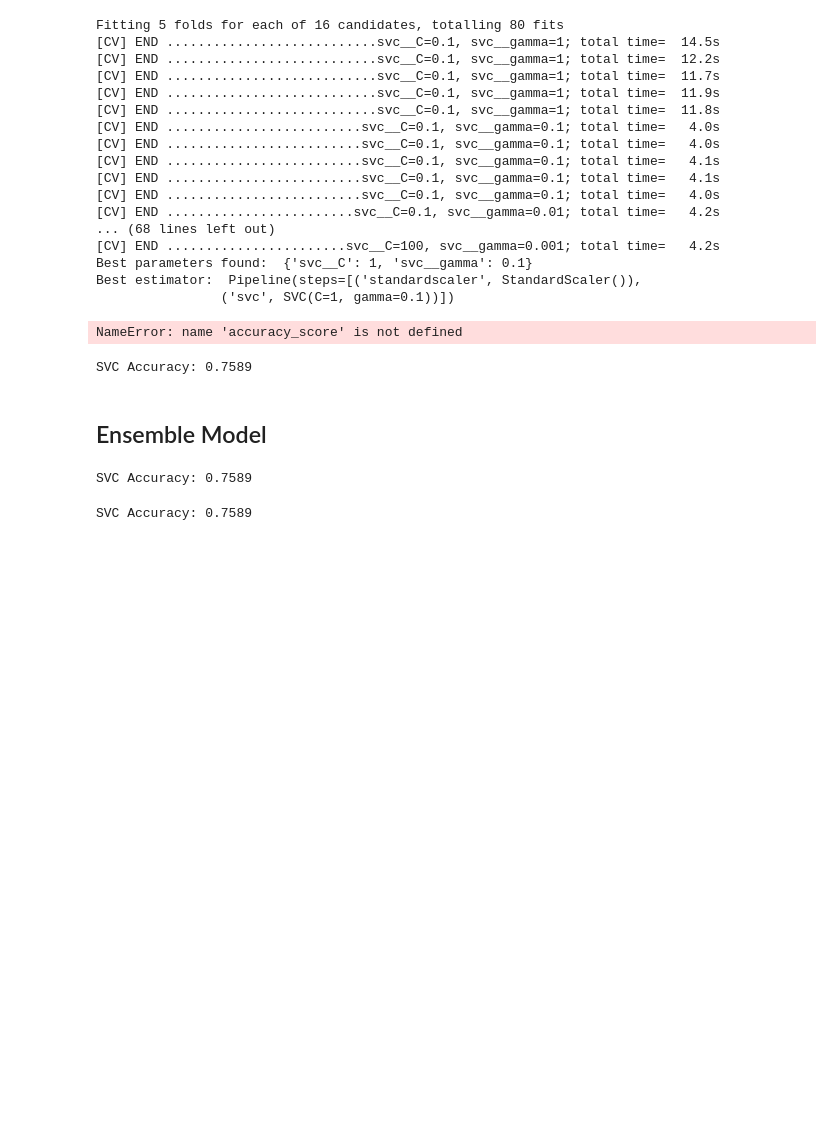
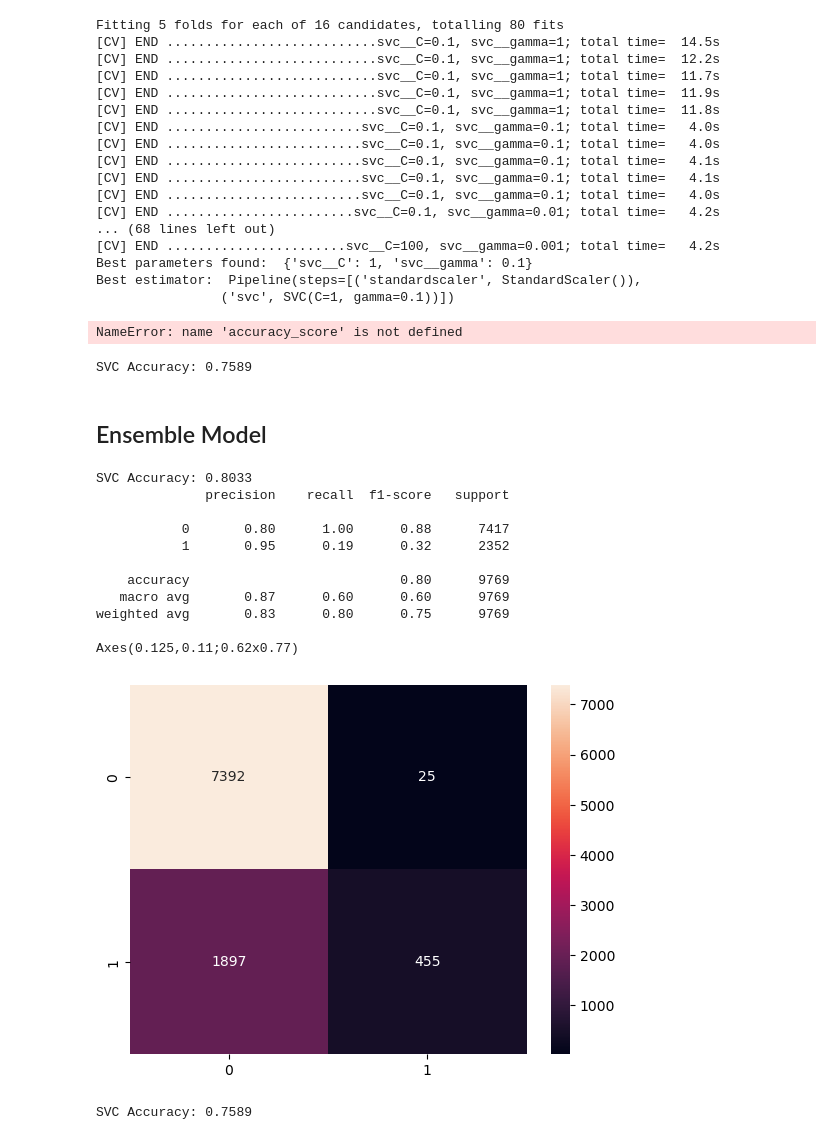
Before and after one commit to Jaredanwolfgang/CS311_Project3_Machine_Learning, a Jupyter notebook: model.ipynb, the cells around one changed output. Cells and saved outputs as stored; diff of their text form; code cells hidden in the pictures; blank space fills up the shorter version.

```diff
--- a/model.ipynb
+++ b/model.ipynb
@@ -670,17 +680,32 @@ SVC Accuracy: 0.7589
 ## Ensemble Model
 # %%
 from sklearn.ensemble import HistGradientBoostingClassifier
+from sklearn.metrics import accuracy_score, classification_report, confusion_matrix
+import seaborn as sns
 gbdt = HistGradientBoostingClassifier(
     min_samples_leaf=1,
     max_depth=2,
     learning_rate=1,
     max_iter=1
-).fit(X_train, Y_train)
-gbdt.predict(X_test)
-accuracy_gbdt = accuracy_score(test_label, y_pred_svc)
+).fit(X_train_nn, Y_train)
+y_pred_gdbt= gbdt.predict(X_test_nn)
+accuracy_gbdt = accuracy_score(test_label, y_pred_gdbt)
 print(f'SVC Accuracy: {accuracy_gbdt:.4f}')
+print(classification_report(test_label, y_pred_gdbt))
+print(sns.heatmap(confusion_matrix(test_label, y_pred_gdbt), annot=True, fmt='d'))
 # %% [output]
-SVC Accuracy: 0.7589
+SVC Accuracy: 0.8033
+              precision    recall  f1-score   support
+
+           0       0.80      1.00      0.88      7417
+           1       0.95      0.19      0.32      2352
+
+    accuracy                           0.80      9769
+   macro avg       0.87      0.60      0.60      9769
+weighted avg       0.83      0.80      0.75      9769
+
+Axes(0.125,0.11;0.62x0.77)
+[figure, added]
 # %%
 from sklearn.ensemble import GradientBoostingClassifier
 gbc = GradientBoostingClassifier(
```
Also changed, not shown: parts of 9 cells of this notebook, 3 other files.
